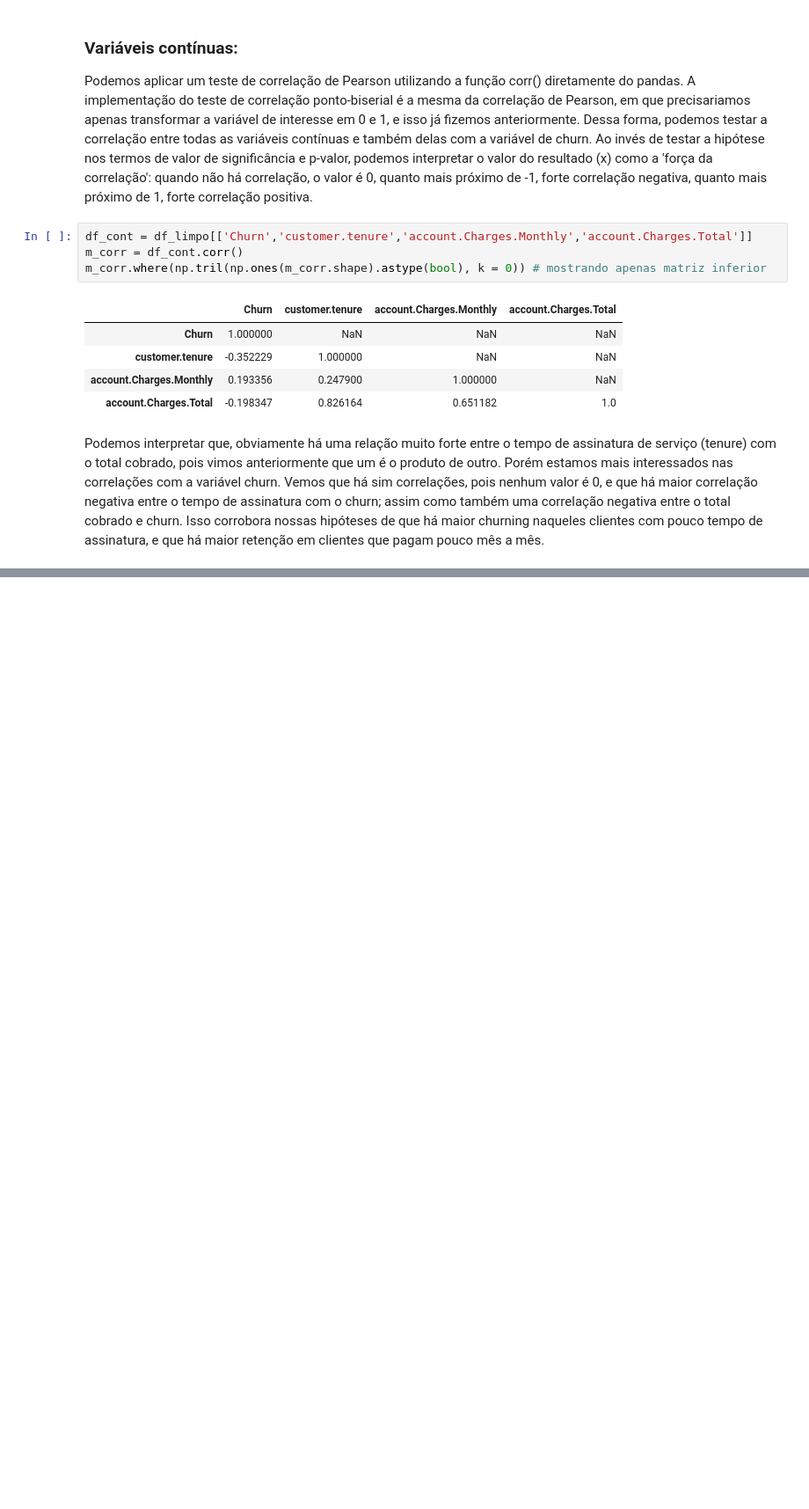
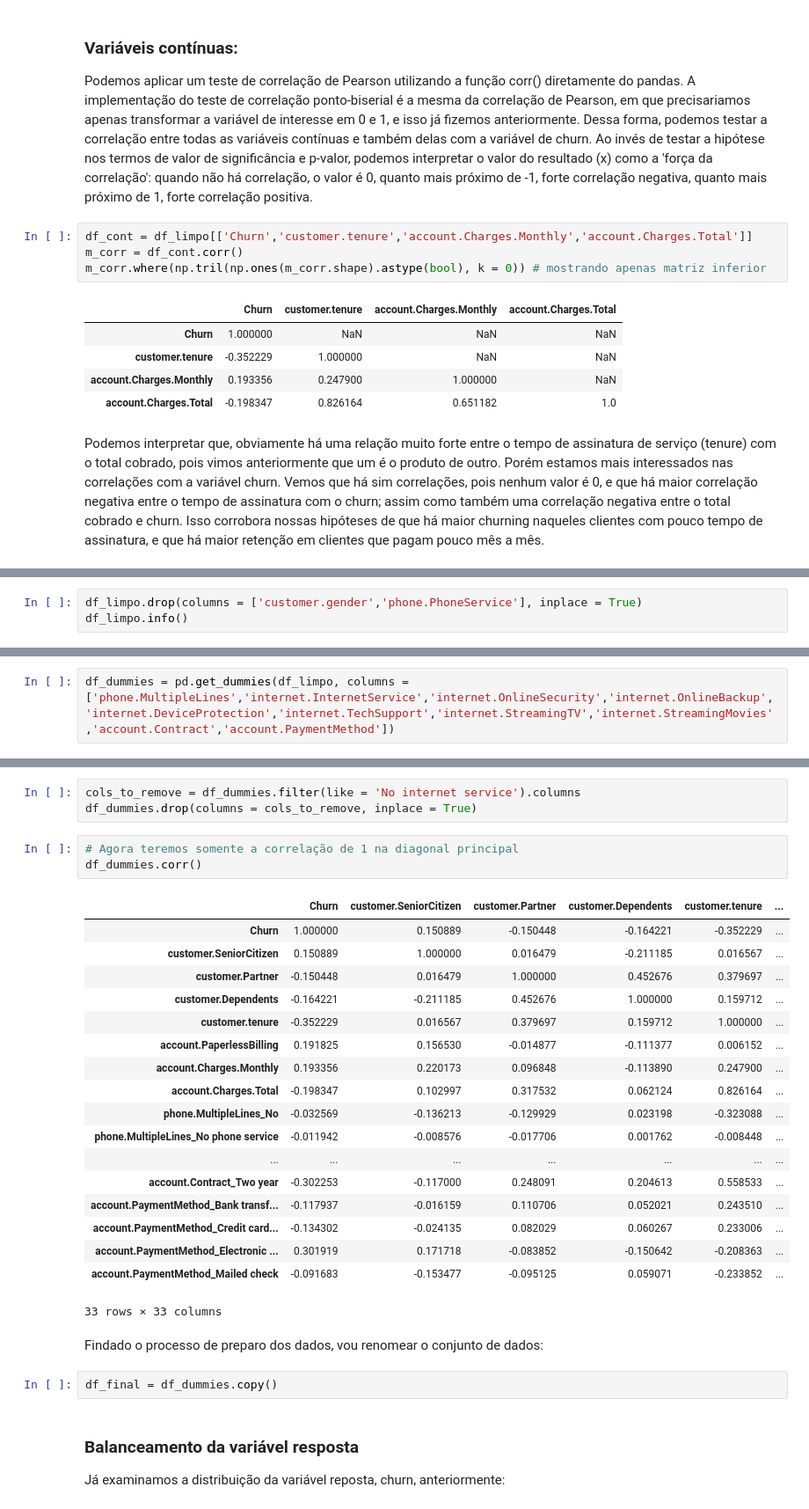
Before and after one commit to RPGraciotti/Novexus_alura_challenge, a Jupyter notebook: notebook_projeto.ipynb, the cells around one changed output, grey strips where cells are left out. Shown at 88% size. Drawn from its saved outputs; the diff is of its cells as text; blank space fills up the shorter version.

```diff
--- a/notebook_projeto.ipynb
+++ b/notebook_projeto.ipynb
@@ -820,0 +827,3 @@ Podemos interpretar que, obviamente há uma relação muito forte entre o tempo
+# %%
+df_limpo.drop(columns = ['customer.gender','phone.PhoneService'], inplace = True)
+df_limpo.info()
@@ -820,0 +859,2 @@ Podemos interpretar que, obviamente há uma relação muito forte entre o tempo
+# %%
+df_dummies = pd.get_dummies(df_limpo, columns = ['phone.MultipleLines','internet.InternetService','internet.OnlineSecurity','internet.OnlineBackup','internet.DeviceProtection','internet.TechSupport','internet.StreamingTV','internet.StreamingMovies','account.Contract','account.PaymentMethod'])
@@ -820,0 +932,33 @@ Podemos interpretar que, obviamente há uma relação muito forte entre o tempo
+# %%
+cols_to_remove = df_dummies.filter(like = 'No internet service').columns
+df_dummies.drop(columns = cols_to_remove, inplace = True)
+# %%
+# Agora teremos somente a correlação de 1 na diagonal principal
+df_dummies.corr()
+# %% [output]
+|  | Churn | customer.SeniorCitizen | customer.Partner | customer.Dependents | customer.tenure | ... |
+| Churn | 1.000000 | 0.150889 | -0.150448 | -0.164221 | -0.352229 | ... |
+| customer.SeniorCitizen | 0.150889 | 1.000000 | 0.016479 | -0.211185 | 0.016567 | ... |
+| customer.Partner | -0.150448 | 0.016479 | 1.000000 | 0.452676 | 0.379697 | ... |
+| customer.Dependents | -0.164221 | -0.211185 | 0.452676 | 1.000000 | 0.159712 | ... |
+| customer.tenure | -0.352229 | 0.016567 | 0.379697 | 0.159712 | 1.000000 | ... |
+| account.PaperlessBilling | 0.191825 | 0.156530 | -0.014877 | -0.111377 | 0.006152 | ... |
+| account.Charges.Monthly | 0.193356 | 0.220173 | 0.096848 | -0.113890 | 0.247900 | ... |
+| account.Charges.Total | -0.198347 | 0.102997 | 0.317532 | 0.062124 | 0.826164 | ... |
+| phone.MultipleLines_No | -0.032569 | -0.136213 | -0.129929 | 0.023198 | -0.323088 | ... |
+| phone.MultipleLines_No phone service | -0.011942 | -0.008576 | -0.017706 | 0.001762 | -0.008448 | ... |
+| ... | ... | ... | ... | ... | ... | ... |
+| account.Contract_Two year | -0.302253 | -0.117000 | 0.248091 | 0.204613 | 0.558533 | ... |
+| account.PaymentMethod_Bank transf... | -0.117937 | -0.016159 | 0.110706 | 0.052021 | 0.243510 | ... |
+| account.PaymentMethod_Credit card... | -0.134302 | -0.024135 | 0.082029 | 0.060267 | 0.233006 | ... |
+| account.PaymentMethod_Electronic ... | 0.301919 | 0.171718 | -0.083852 | -0.150642 | -0.208363 | ... |
+| account.PaymentMethod_Mailed check | -0.091683 | -0.153477 | -0.095125 | 0.059071 | -0.233852 | ... |
+33 rows × 33 columns
+# %% [markdown]
+Findado o processo de preparo dos dados, vou renomear o conjunto de dados:
+# %%
+df_final = df_dummies.copy()
+# %% [markdown]
+### Balanceamento da variável resposta
+
+Já examinamos a distribuição da variável reposta, churn, anteriormente:
```
Also changed, not shown: parts of 20 cells of this notebook.
